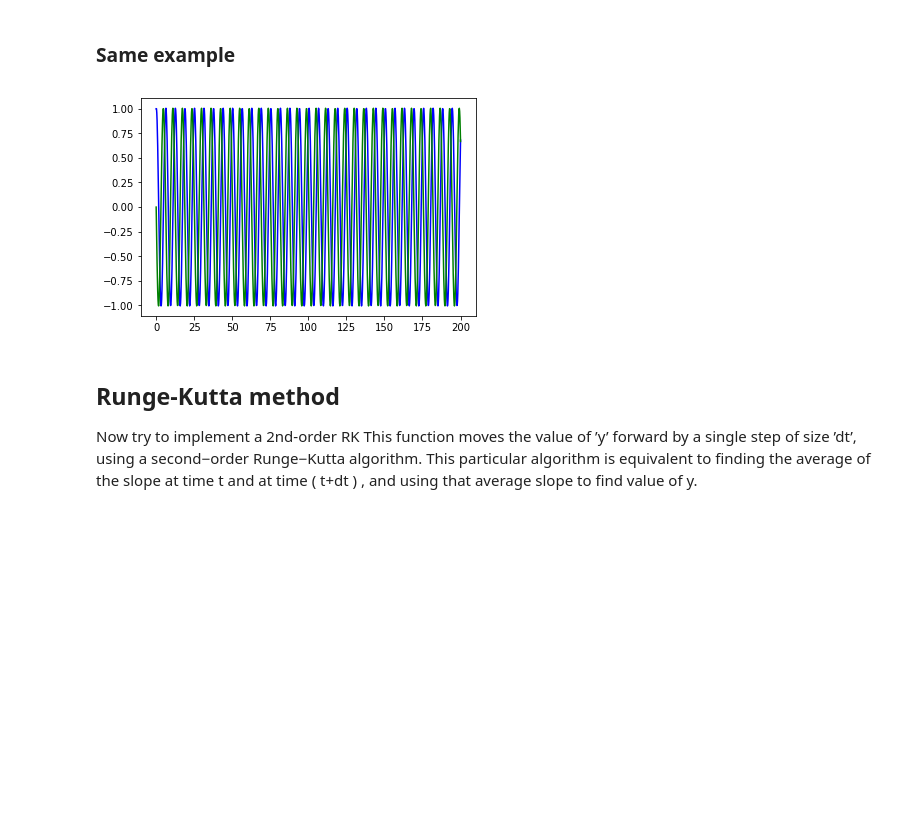
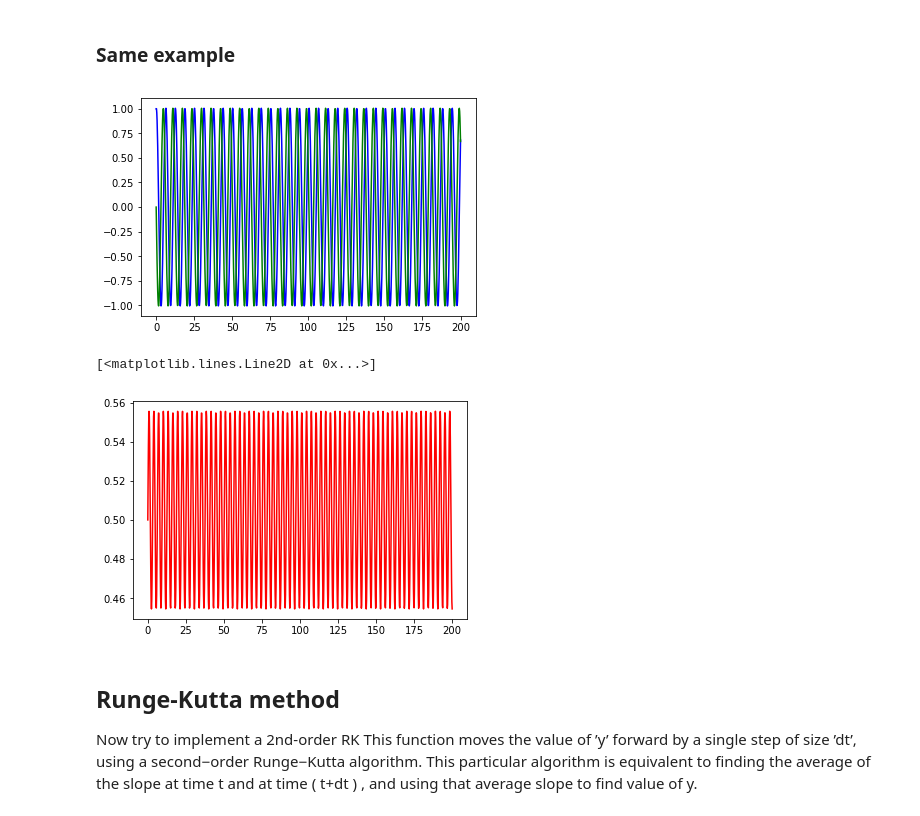
Before and after one commit to data-8/physics-connector, a Jupyter notebook: fa18/Week12/Lecture10.ipynb, the cells around one changed output. Cells and saved outputs as stored; diff of their text form; code cells hidden in the pictures; blank space fills up the shorter version.

```diff
--- a/fa18/Week12/Lecture10.ipynb
+++ b/fa18/Week12/Lecture10.ipynb
@@ -81,14 +119,22 @@ def eulerC(derivs, yo, times):
 # %%
 answer = eulerC(SHO, initial_state, wanted_times)
 
 # Plot the results
 x = answer[:,0]
 v = answer[:,1]
 plt.plot(wanted_times, x, 'b-')
 plt.plot(wanted_times, v, 'g-')
 plt.show()
+
+# plot energy vs time
+m = 1
+k = omega*mass
+energy = 0.5*(k*x**2 + m*v**2)
+plt.plot(wanted_times,energy,'r-')
 # %% [output]
 [figure]
+[<matplotlib.lines.Line2D at 0x...>]
+[figure, added]
 # %% [markdown]
 ## Runge-Kutta method
 
```
Also changed, not shown: parts of 17 cells of this notebook.
